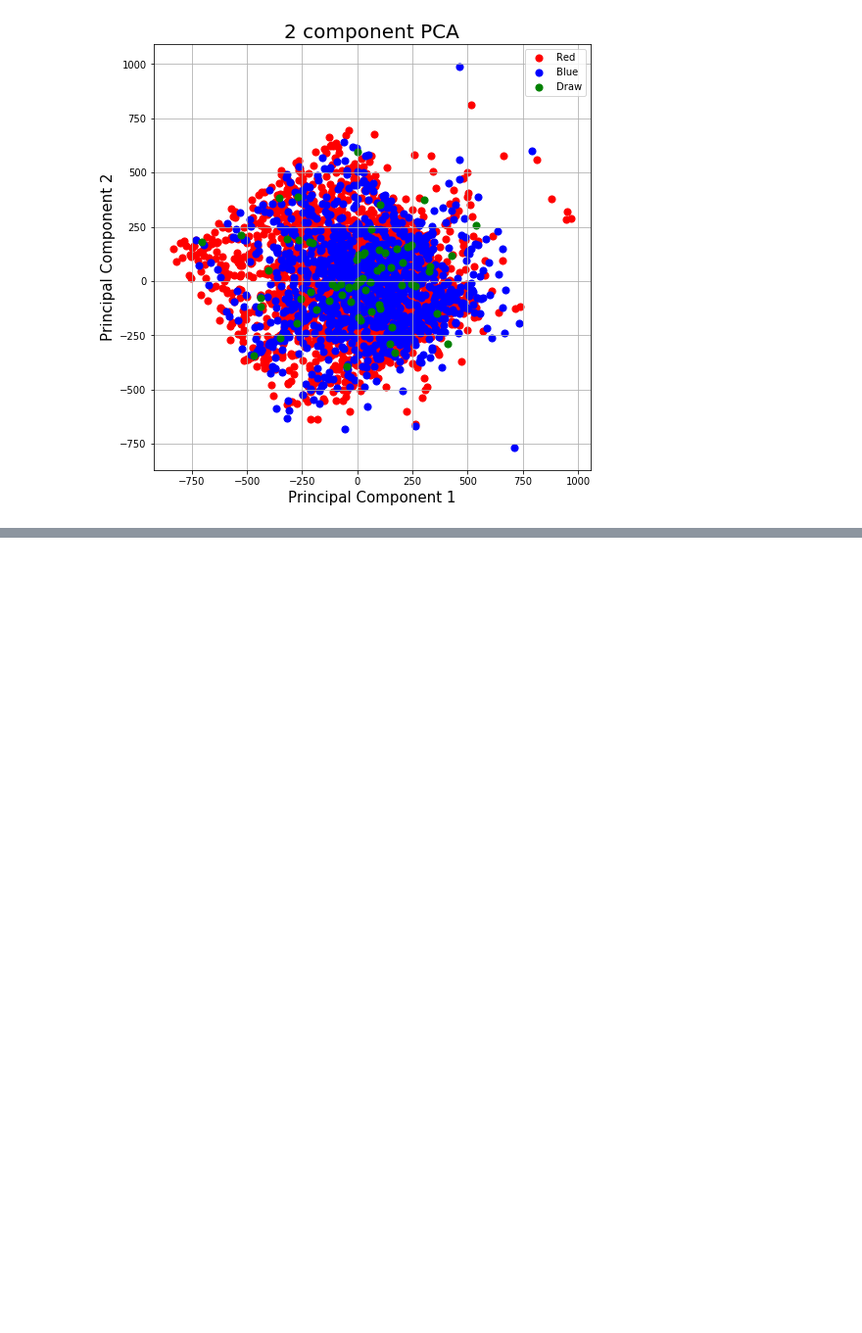
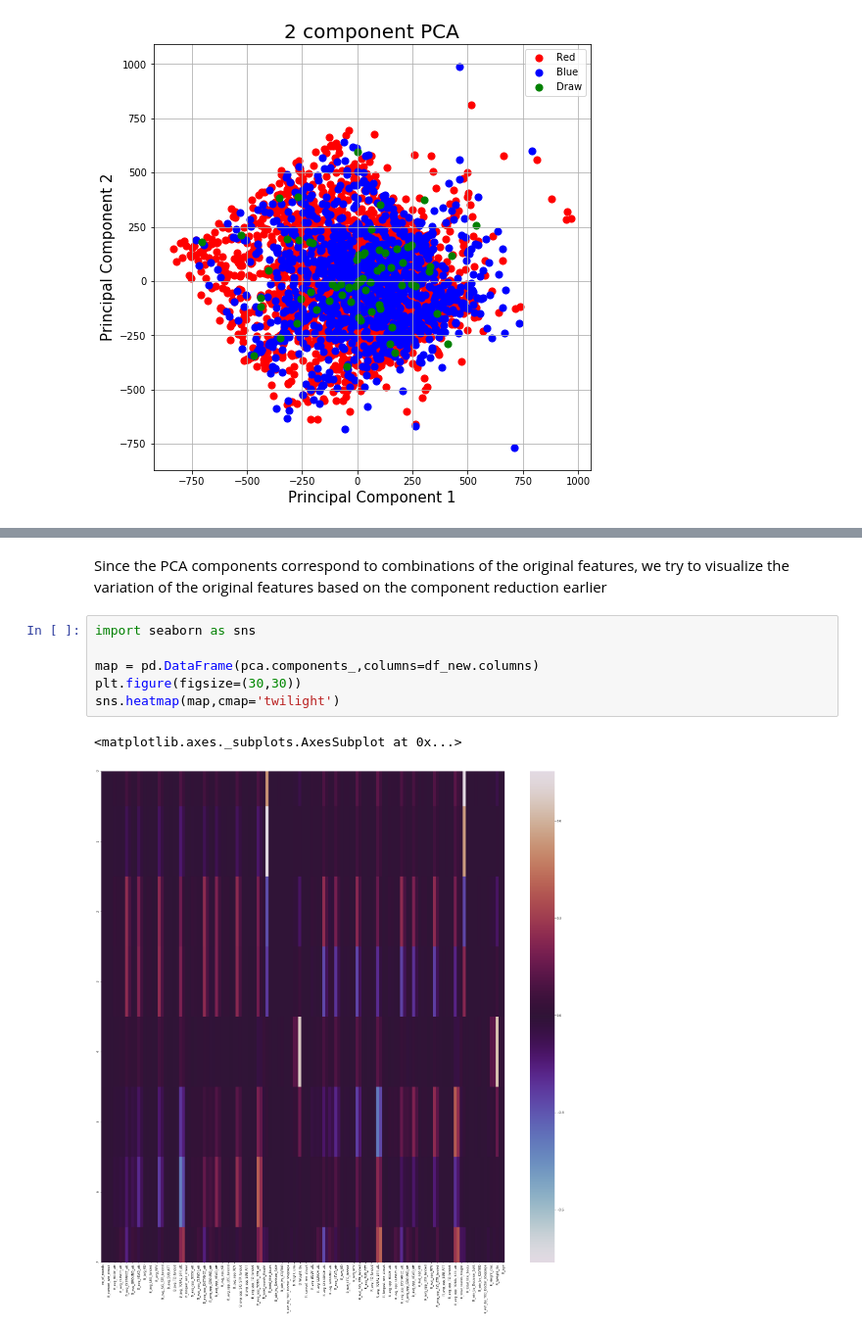
Before and after one commit to abasiamaakpan/UFC_Data_Mining_Project, a Jupyter notebook: Project.ipynb, the cells around one changed output, grey strips where cells are left out. Shown at 98% size. Saved outputs shown, nothing was run; the diff lists cells and outputs as text; blank space fills up the shorter version.

Commit message:
PCA Plot and K Means Cluster

```diff
--- a/Project.ipynb
+++ b/Project.ipynb
@@ -260,0 +270,11 @@ ax.grid()
+# %% [markdown]
+Since the PCA components correspond to combinations of the original features, we try to visualize the variation of the original features based on the component reduction earlier
+# %%
+import seaborn as sns
+
+map = pd.DataFrame(pca.components_,columns=df_new.columns)
+plt.figure(figsize=(30,30))
+sns.heatmap(map,cmap='twilight')
+# %% [output]
+<matplotlib.axes._subplots.AxesSubplot at 0x...>
+[figure, added]
```
Also changed, not shown: parts of 19 cells of this notebook.
